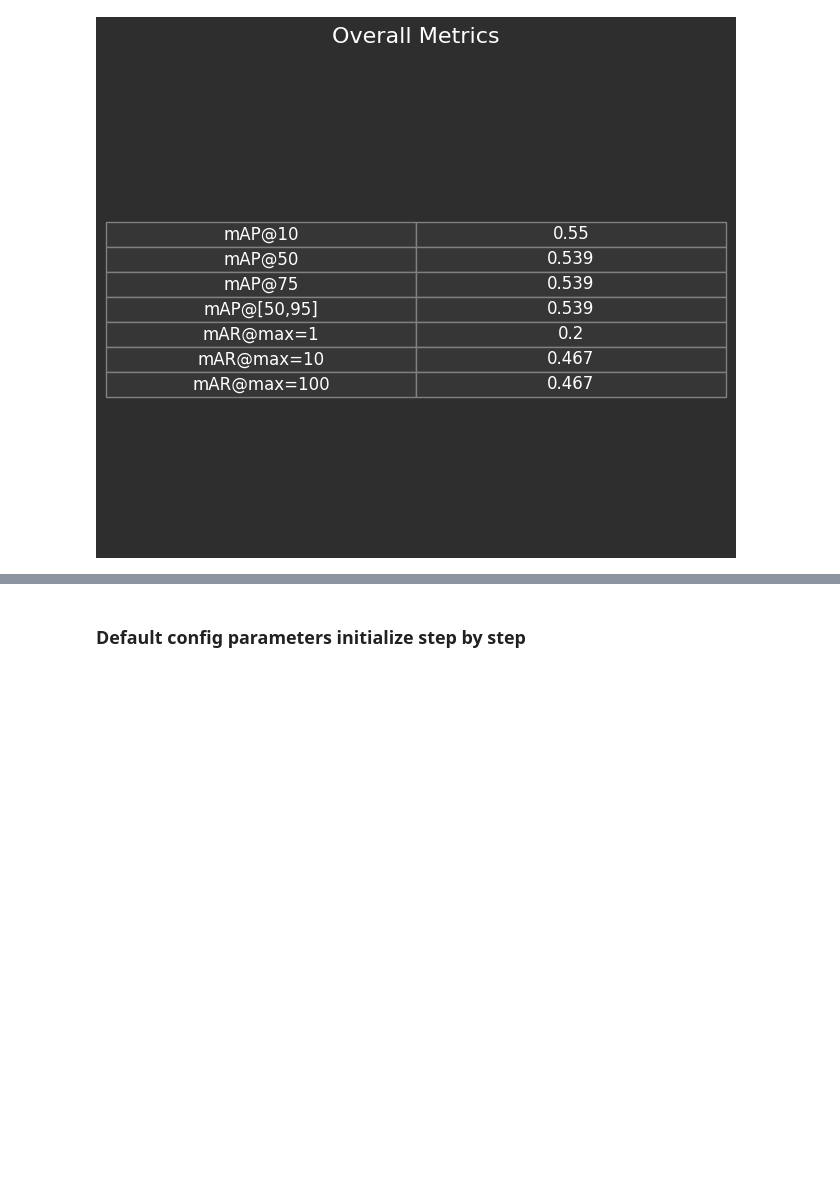
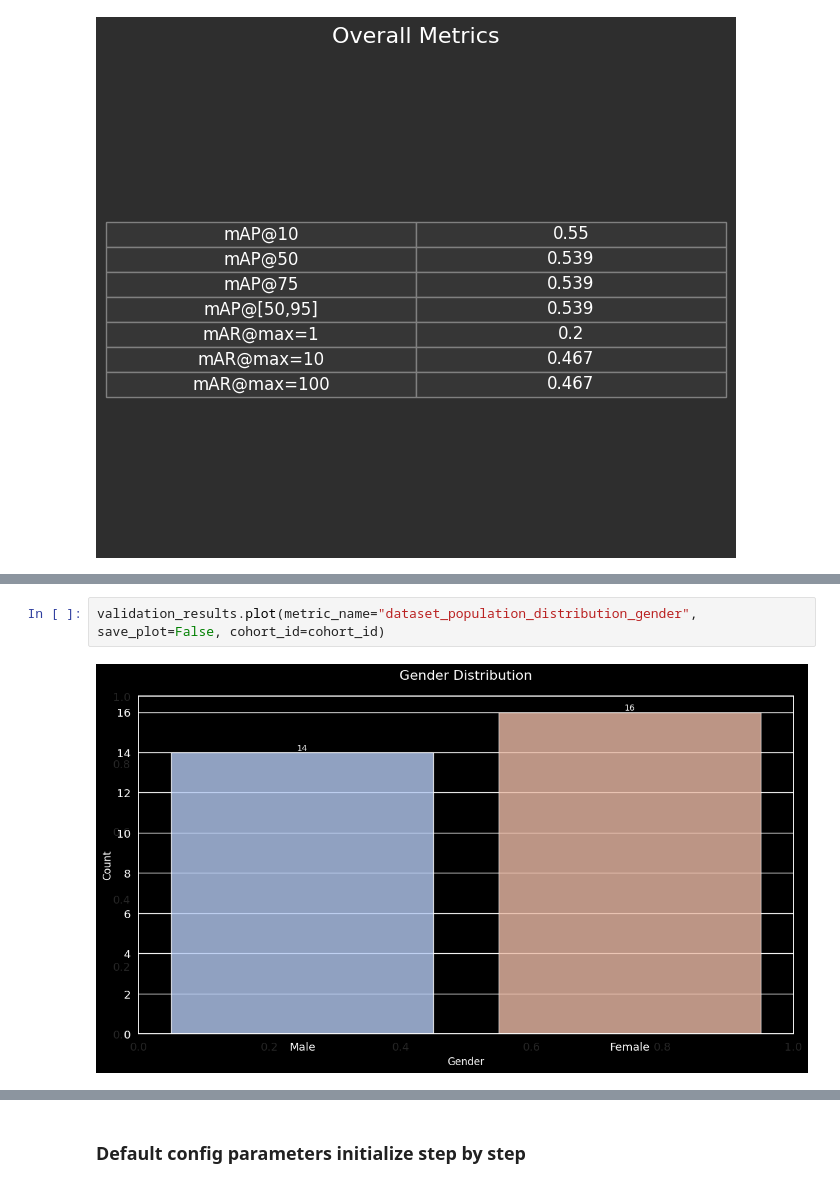
Before and after one commit to gesund-ai/gesund, a Jupyter notebook: examples/semantic_segmentation_brain_cancer.ipynb, the cells around one changed output, grey strips where cells are left out. Saved outputs shown, nothing was run; the diff lists cells and outputs as text; blank space fills up the shorter version.

```diff
--- a/examples/semantic_segmentation_brain_cancer.ipynb
+++ b/examples/semantic_segmentation_brain_cancer.ipynb
@@ -259,0 +265,4 @@ validation_results.plot(metric_name='overall_metric', save_plot=False, cohort_id
+# %%
+validation_results.plot(metric_name="dataset_population_distribution_gender", save_plot=False, cohort_id=cohort_id)
+# %% [output]
+[figure, added]
```
Also changed, not shown: parts of 12 cells of this notebook, 4 other files.
